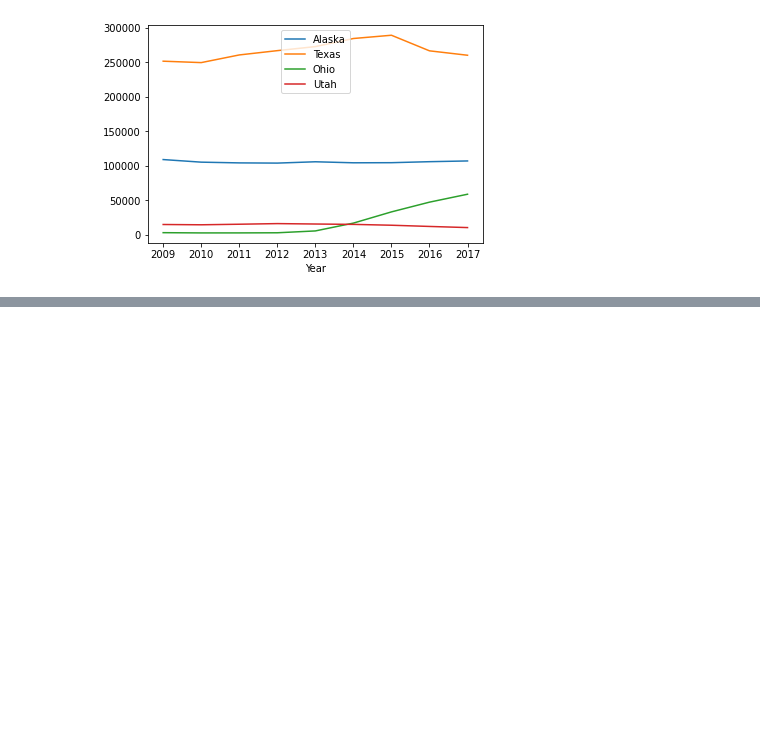
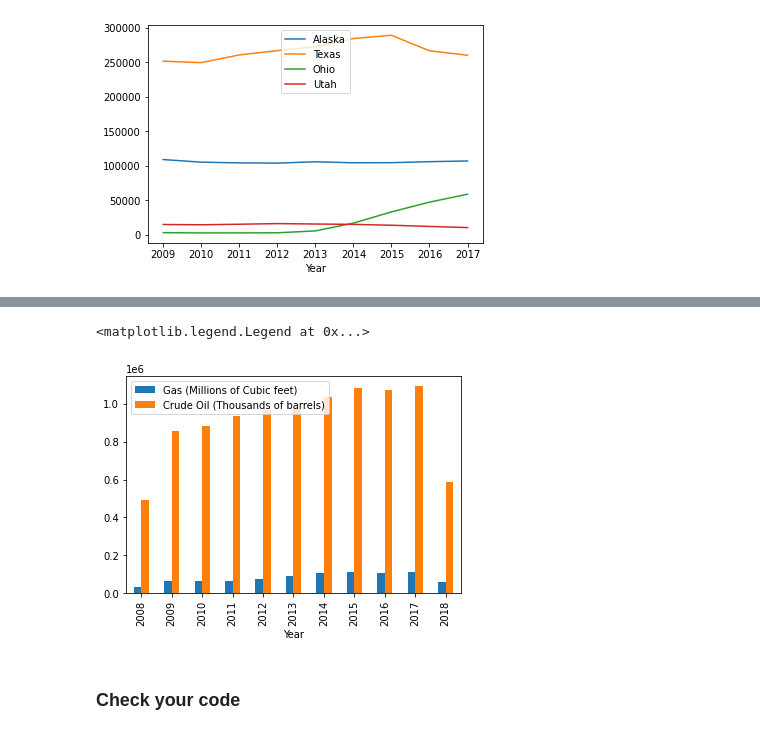
Before and after one commit to selmalopez/data-challenges, a Jupyter notebook: 02-Data-Toolkit/01-Data-Analysis/02-US-Oil-and-Gas-Production/Exercise.ipynb, the cells around one changed output, grey strips where cells are left out. Saved outputs shown, nothing was run; the diff lists cells and outputs as text; code cells hidden in the pictures; blank space fills up the shorter version.

```diff
--- a/02-Data-Toolkit/01-Data-Analysis/02-US-Oil-and-Gas-Production/Exercise.ipynb
+++ b/02-Data-Toolkit/01-Data-Analysis/02-US-Oil-and-Gas-Production/Exercise.ipynb
@@ -118,0 +158,5 @@ Text(0.5, 0, 'Year')
+# %%
+file = "data/U.S._crude_oil_production.csv"
+oil_df = pd.read_csv(file)
+oil_df['Month'] = pd.to_datetime(oil_df['Month'], format='%Y-%m-%d')
+oil_df.head()
@@ -118,0 +171,8 @@ Text(0.5, 0, 'Year')
+# %%
+yearly_gas = gas_df.groupby(gas_df['Month'].dt.year).sum().filter(items=['U.S.'])
+yearly_gas.columns = [ 'Gas' ]
+yearly_gas.head(3)
+
+yearly_oil = oil_df.groupby(oil_df['Month'].dt.year).sum().filter(items=['U.S. Crude Oil '])
+yearly_oil.columns = [ 'Crude Oil' ]
+yearly_oil.head(3)
@@ -118,0 +188,3 @@ Text(0.5, 0, 'Year')
+# %%
+merged_df = pd.concat([yearly_oil, yearly_gas], axis='columns')
+merged_df
@@ -118,0 +205,9 @@ Text(0.5, 0, 'Year')
+# %%
+plot = merged_df.plot(kind="bar")
+plot.set_xlabel("Year")
+plot.legend(['Gas (Millions of Cubic feet)', 'Crude Oil (Thousands of barrels)'])
+# %% [output]
+<matplotlib.legend.Legend at 0x...>
+[figure, added]
+# %% [markdown]
+### Check your code
```
Also changed, not shown: parts of 11 cells of this notebook.
